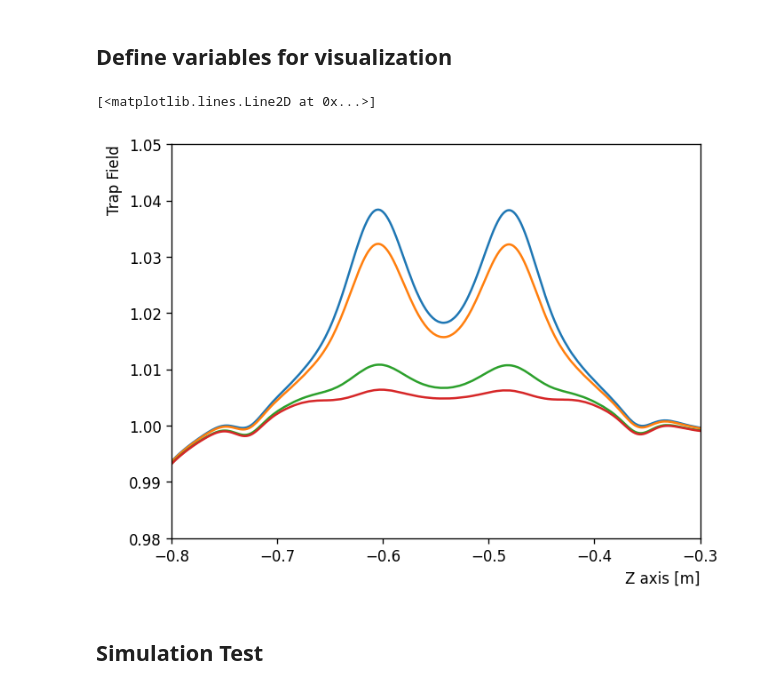
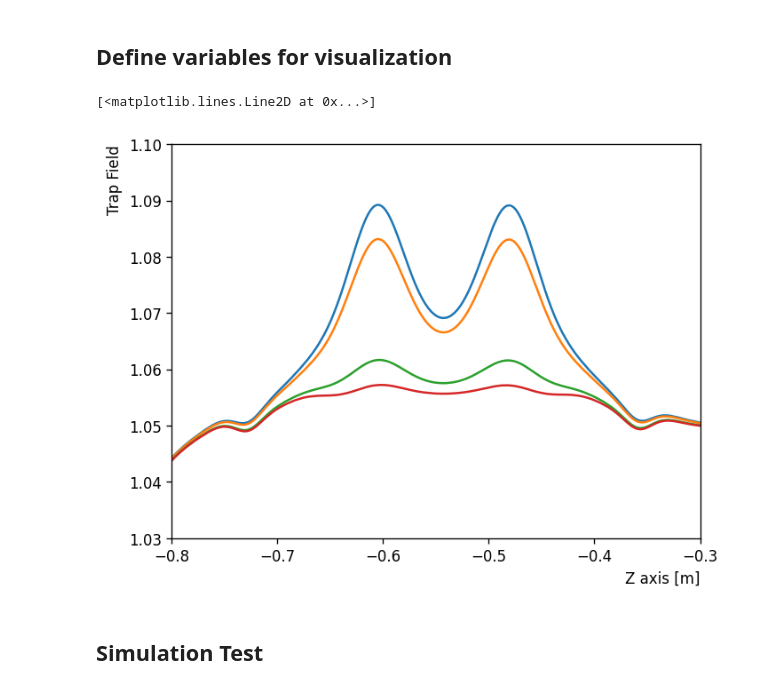
Before and after one commit to Adrianodelvincio/alphag_frequentist_analysis_2025, a Jupyter notebook: toy/Simulation.ipynb, the cells around one changed output. Cells and saved outputs as stored; diff of their text form; code cells hidden in the pictures.

```diff
--- a/toy/Simulation.ipynb
+++ b/toy/Simulation.ipynb
@@ -83,46 +84,48 @@ print(CONSTANTS.Temperature, CONSTANTS.Temperature_transv)
 # %% [markdown]
 # Load Gravity Well
 # %%
-data = np.genfromtxt("Bfield/PreGravity_20mT_well_0g.csv",
+data = np.genfromtxt(f"Bfield_csv/PreGravity_20mT_well_{bias}.csv",
                        delimiter = ",",
                        names = True,
                        filling_values=np.nan,
                        #unpack =  True
                       )
-Z = data['\ufeffz_mm__Bz_on_axis']/1000
+
+print(data.dtype.names)
+Z = data['z_mm__Bz_on_axis']/1000
 Uz = data["Total_potential_T__Bz_on_axis"]
 print(Z, Uz)
 Bfield_20mT_pregravity = CubicSpline(Z, Uz)
 
-data = np.genfromtxt("Bfield/GravityRelease_17mT_well_0g.csv",
+data = np.genfromtxt(f"Bfield_csv/GravityRelease_17mT_well_{bias}.csv",
                        delimiter = ",",
                        names = True,
                        filling_values=np.nan,
                        #unpack =  True
                       )
-Z = data['\ufeffz_mm__Bz_on_axis']/1000
+Z = data['z_mm__Bz_on_axis']/1000
 Uz = data["Total_potential_T__Bz_on_axis"]
 print(Z, Uz)
 Bfield_17mT = CubicSpline(Z, Uz)
 
-data = np.genfromtxt("Bfield/GravityRelease_5mT_well_0g.csv",
+data = np.genfromtxt(f"Bfield_csv/GravityRelease_5mT_well_{bias}.csv",
                        delimiter = ",",
                        names = True,
                        filling_values=np.nan,
                        #unpack =  True
                       )
-Z = data['\ufeffz_mm__Bz_on_axis']/1000
+Z = data['z_mm__Bz_on_axis']/1000
 Uz = data["Total_potential_T__Bz_on_axis"]
 print(Z, Uz)
 Bfield_5mT = CubicSpline(Z, Uz)
 
-data = np.genfromtxt("Bfield/GravityRelease_2p5mT_well_0g.csv",
+data = np.genfromtxt(f"Bfield_csv/GravityRelease_2p5mT_well_{bias}.csv",
                        delimiter = ",",
                        names = True,
                        filling_values=np.nan,
                        #unpack =  True
                       )
-Z = data['\ufeffz_mm__Bz_on_axis']/1000
+Z = data['z_mm__Bz_on_axis']/1000
 Uz = data["Total_potential_T__Bz_on_axis"]
 print(Z, Uz)
 Bfield_2p5mT = CubicSpline(Z, Uz)
@@ -202,7 +206,7 @@ Bfield_2p5mT_grid           = np.array(Bfield_2p5mT(zgrid))
 # %% [markdown]
 ## Simulation Setting
 # %%
-nAtoms = 1000
+nAtoms = 10000
 Time = 0
 # %% [markdown]
 ## Define variables for visualization
@@ -214,35 +218,35 @@ from IPython.display import HTML
 plt.rcParams['figure.dpi']  = 120  # non 200-300
 plt.rcParams['savefig.dpi'] = 120
 rc('animation', html='jshtml')   # dice a Matplotlib di rendere l'animazione come HTML/JS
 
 # Imposta il rendering e il limite di embed PRIMA di creare l'animazione
 rcParams['animation.html'] = 'jshtml'
 rcParams['animation.embed_limit'] = 800.0  # in MB (float)
 
 fig, ax = plt.subplots()
 
 ax.set_xlim(-0.800, -0.300)
-ax.set_ylim(0.98, 1.05)
+ax.set_ylim(1.03, 1.10)
 ax.set_xlabel("Z axis [m]", loc = "right")
 ax.set_ylabel("Trap Field", loc = "top")
 
 particles_plots = [ax.plot([], [], 'ro', markersize= 2)[0] for _ in range(nAtoms)]  # Palline rosse
 
 # Testo per i contatori
 left_count = 0
 right_count = 0
 asym = None
 
 #text_left   = ax.text(-0.800 + 0.020,  1.04, f"Left: {left_count}", fontsize=7, color='blue')
 #text_right  = ax.text(-0.300 - 0.050, 1.04, f"Right: {right_count}", fontsize=7, color='blue')
 
 plt.plot(Z, Bfield_20mT_pregravity(Z))
 plt.plot(Z, Bfield_17mT(Z))
 plt.plot(Z, Bfield_5mT(Z))
 plt.plot(Z, Bfield_2p5mT(Z))
 # %% [output]
 [<matplotlib.lines.Line2D at 0x...>]
-[figure, old version]
+[figure, new version]
 # %% [markdown]
 ## Simulation Test
 # %%
```
Also changed, not shown: parts of 11 cells of this notebook, 49 other files.
